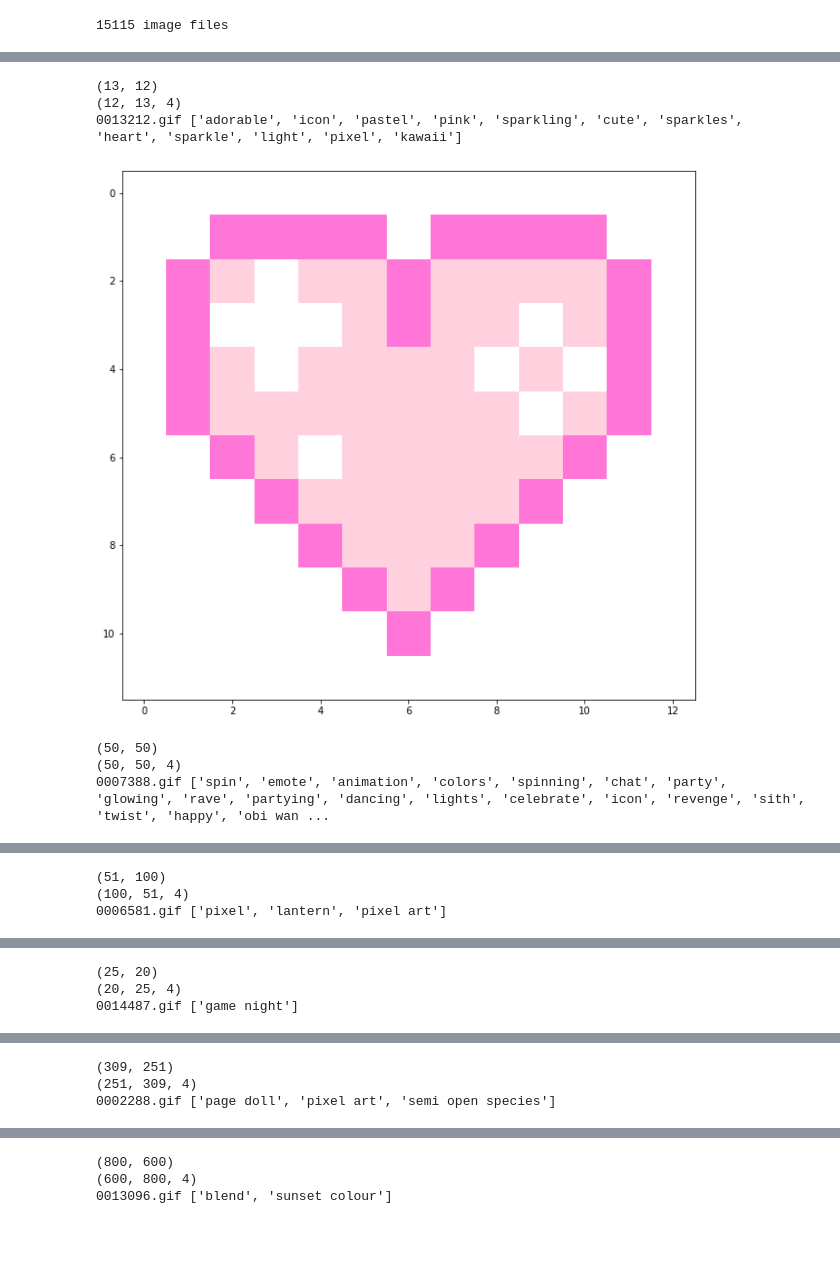
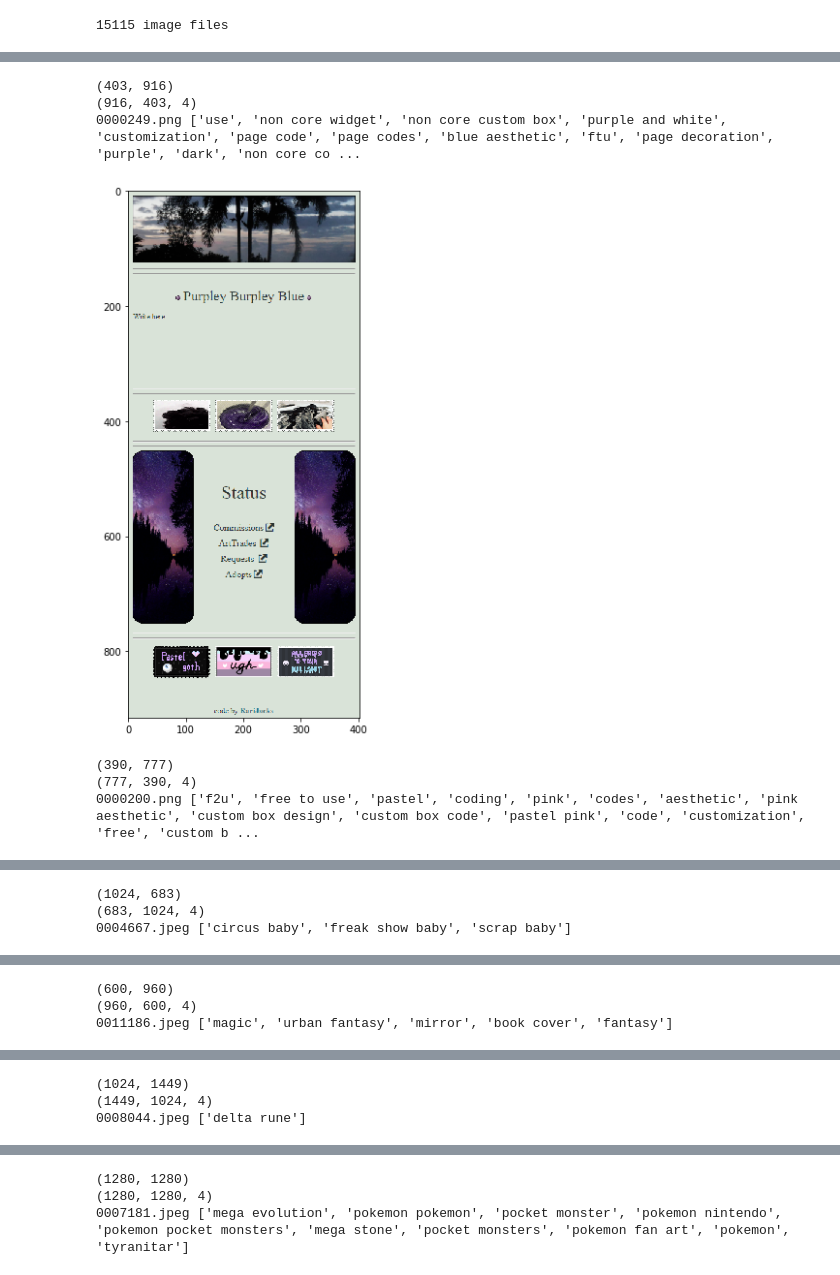
Before and after one commit to azmiozgen/text2painting, a Jupyter notebook: data/deviantart/image_analysis.ipynb, the cells around one changed output, grey strips where cells are left out. Cells and saved outputs as stored; diff of their text form; code cells hidden in the pictures; blank space fills up the shorter version.

```diff
--- a/data/deviantart/image_analysis.ipynb
+++ b/data/deviantart/image_analysis.ipynb
@@ -83,29 +86,29 @@ print(count)
 # %%
 ## See random samples
-size = 1000
+size = 10
 np.random.shuffle(image_files)
 image_files_subset = image_files[:size]
 for image_file in image_files_subset:
-    if not image_file.endswith('.gif'):
+    image_filename = os.path.basename(image_file)
+    labels = labels_dict.get(image_filename)
+    if not labels:
         continue
-    image_filename = os.path.basename(image_file)
-    labels = labels_dict[image_filename]
 
     img_pil = Image.open(image_file).convert('RGBA')
     print(img_pil.size)
     img = np.array(img_pil)
     print(img.shape)
 
     print(image_filename, labels)
 
     plt.figure(figsize=(12, 10))
     plt.imshow(img, cmap='gray')
     plt.show()
 # %% [output]
-(13, 12)
-(12, 13, 4)
-0013212.gif ['adorable', 'icon', 'pastel', 'pink', 'sparkling', 'cute', 'sparkles', 'heart', 'sparkle', 'light', 'pixel', 'kawaii']
+(403, 916)
+(916, 403, 4)
+0000249.png ['use', 'non core widget', 'non core custom box', 'purple and white', 'customization', 'page code', 'page codes', 'blue aesthetic', 'ftu', 'page decoration', 'purple', 'dark', 'non core co ...
-[figure, old version]
+[figure, new version]
-(50, 50)
-(50, 50, 4)
-0007388.gif ['spin', 'emote', 'animation', 'colors', 'spinning', 'chat', 'party', 'glowing', 'rave', 'partying', 'dancing', 'lights', 'celebrate', 'icon', 'revenge', 'sith', 'twist', 'happy', 'obi wan ...
+(390, 777)
+(777, 390, 4)
+0000200.png ['f2u', 'free to use', 'pastel', 'coding', 'pink', 'codes', 'aesthetic', 'pink aesthetic', 'custom box design', 'custom box code', 'pastel pink', 'code', 'customization', 'free', 'custom b ...
@@ -113,3 +116,3 @@ for image_file in image_files_subset:
-(51, 100)
-(100, 51, 4)
-0006581.gif ['pixel', 'lantern', 'pixel art']
+(1024, 683)
+(683, 1024, 4)
+0004667.jpeg ['circus baby', 'freak show baby', 'scrap baby']
@@ -117,3 +120,3 @@ for image_file in image_files_subset:
-(25, 20)
-(20, 25, 4)
-0014487.gif ['game night']
+(600, 960)
+(960, 600, 4)
+0011186.jpeg ['magic', 'urban fantasy', 'mirror', 'book cover', 'fantasy']
@@ -121,3 +124,3 @@ for image_file in image_files_subset:
-(309, 251)
-(251, 309, 4)
-0002288.gif ['page doll', 'pixel art', 'semi open species']
+(1024, 1449)
+(1449, 1024, 4)
+0008044.jpeg ['delta rune']
@@ -125,3 +128,3 @@ for image_file in image_files_subset:
-(800, 600)
-(600, 800, 4)
-0013096.gif ['blend', 'sunset colour']
+(1280, 1280)
+(1280, 1280, 4)
+0007181.jpeg ['mega evolution', 'pokemon pokemon', 'pocket monster', 'pokemon nintendo', 'pokemon pocket monsters', 'mega stone', 'pocket monsters', 'pokemon fan art', 'pokemon', 'tyranitar']
```
Also changed, not shown: parts of 6 cells of this notebook, 7 other files.
